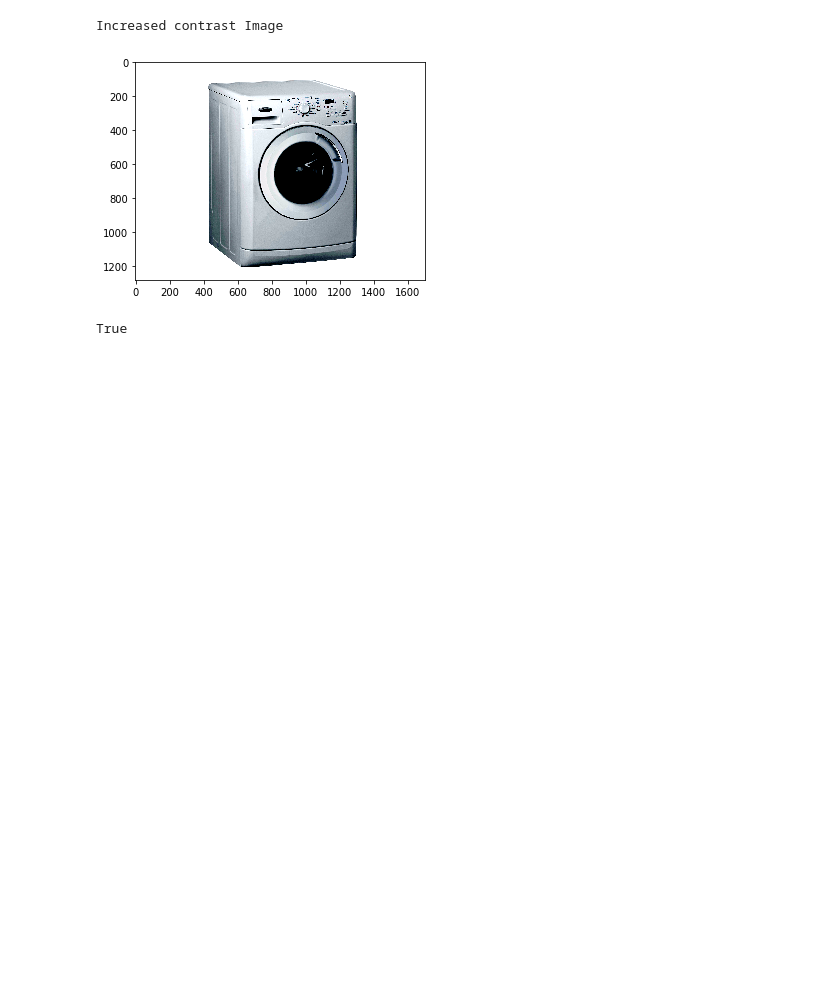
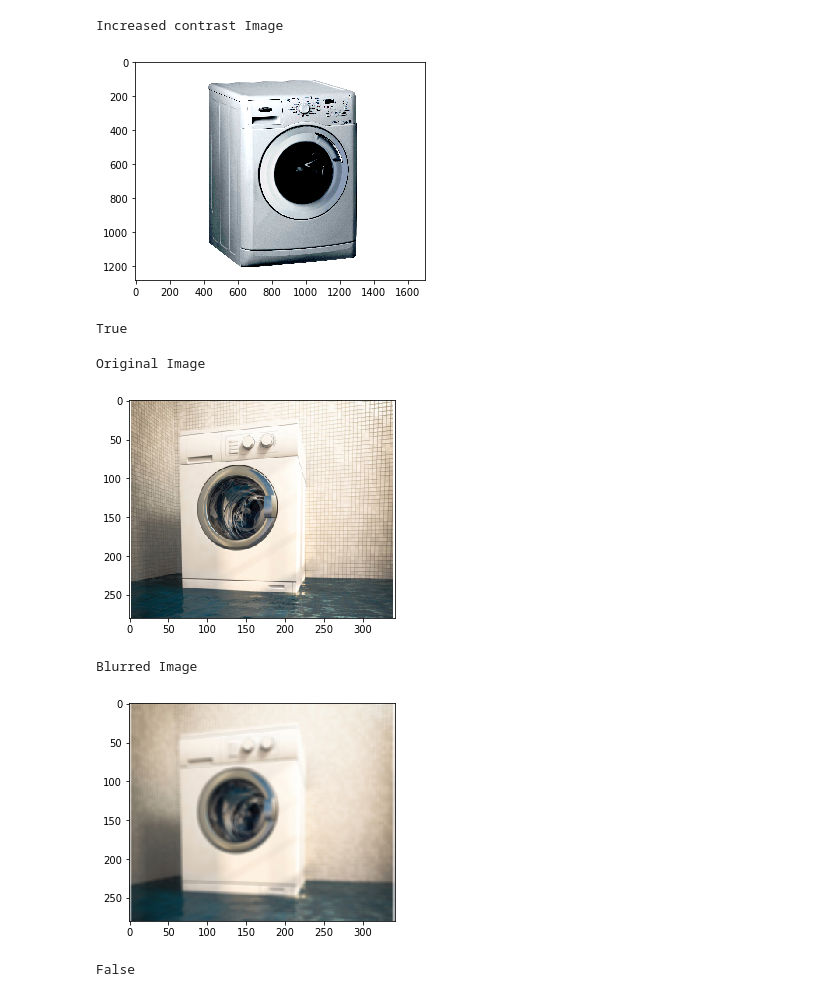
Before and after one commit to openMF/ppi-vision, a Jupyter notebook: Data_Collection/Image+Augmentation+Techniques.ipynb, the cells around one changed output. Cells and saved outputs as stored; diff of their text form; code cells hidden in the pictures; blank space fills up the shorter version.

```diff
--- a/Data_Collection/Image+Augmentation+Techniques.ipynb
+++ b/Data_Collection/Image+Augmentation+Techniques.ipynb
@@ -216,3 +216,23 @@ for c in crops:
     cv2.imshow("image", c)
     cv2.waitKey(0)
     i = i + 1
+# %%
+#Augmentation using blurring techniques
+
+#Average blurring
+
+image = matplotlib.pyplot.imread("/home/yashk2000/wash.jpg")
+blur = cv2.blur(image,(5,5))
+print("Original Image")
+plt.imshow(image)
+plt.show()
+print("Blurred Image")
+plt.imshow(blur)
+plt.show()
+cv2.imwrite("/home/yashk2000/outputs/blur.jpg", blur)
+# %% [output]
+Original Image
+[figure, added]
+Blurred Image
+[figure, added]
+False
```
Also changed, not shown: parts of 3 cells of this notebook, 1 other file.
